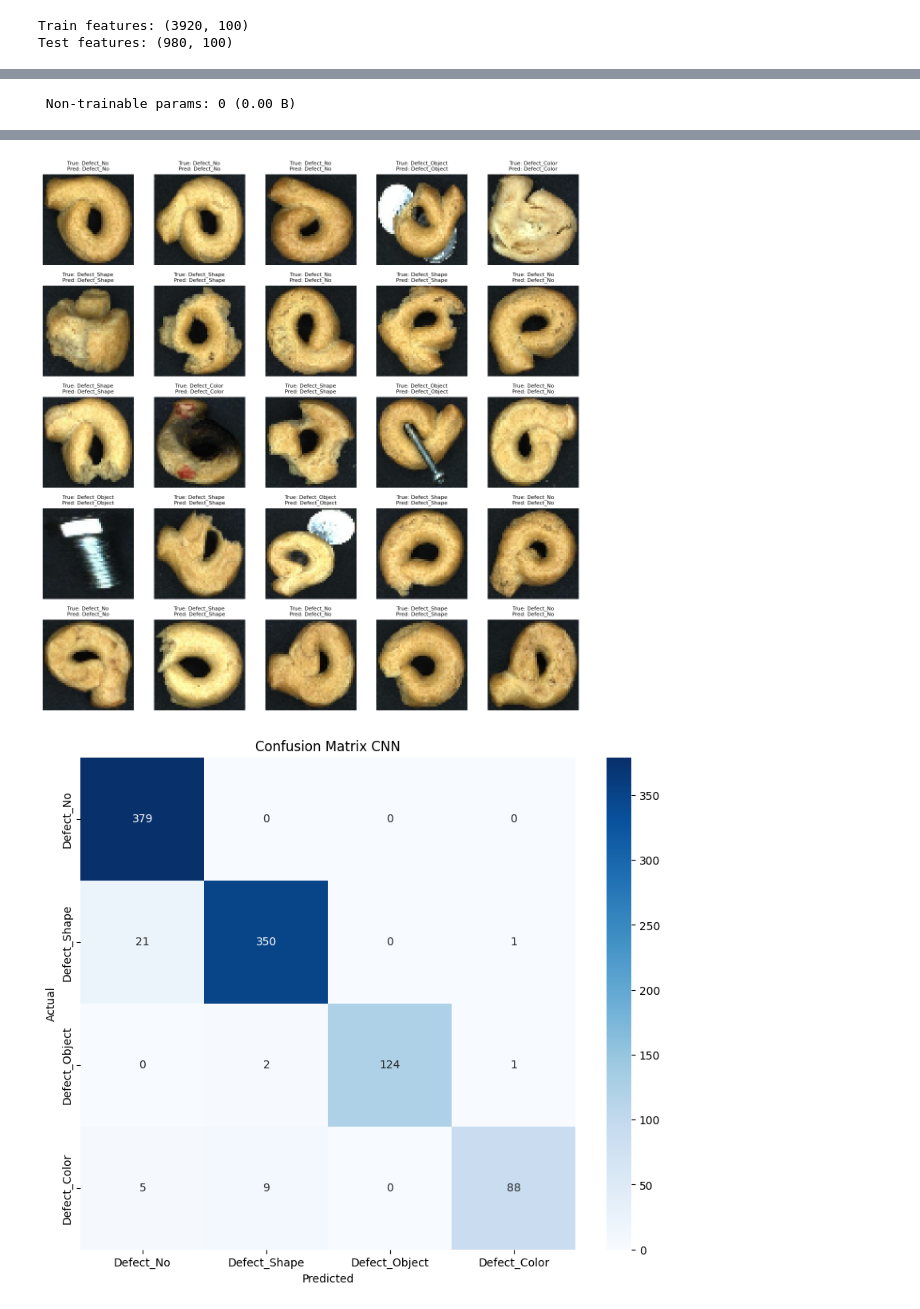
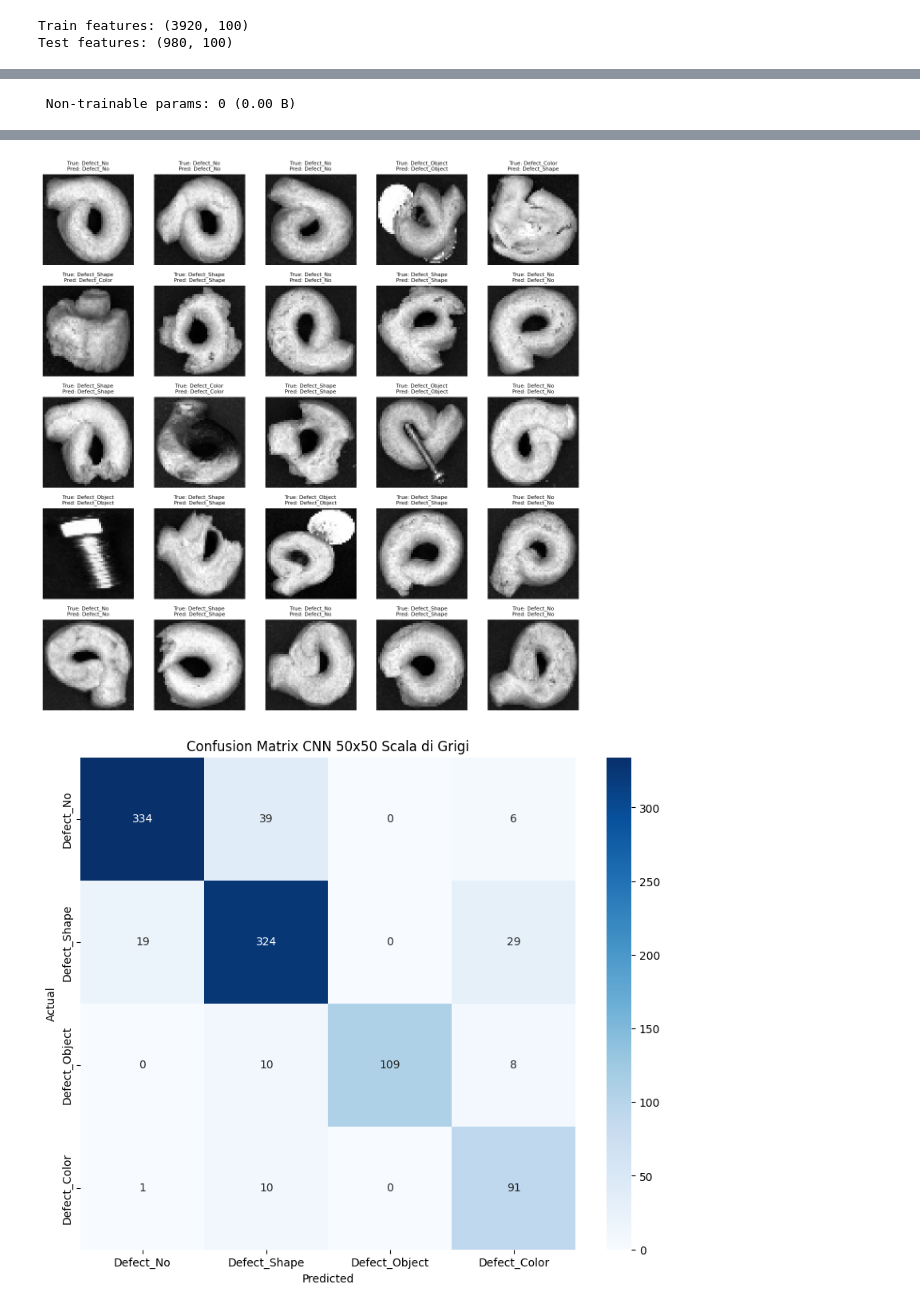
Before and after one commit to 302274-dev/taralli-defect-classification, a Jupyter notebook: 50x50_SCALA_DI_GRIGI.ipynb, the cells around one changed output, grey strips where cells are left out. Cells and saved outputs as stored; diff of their text form; code cells hidden in the pictures.

```diff
--- a/50x50_SCALA_DI_GRIGI.ipynb
+++ b/50x50_SCALA_DI_GRIGI.ipynb
@@ -57,14 +59,16 @@ Shape immagini: (4900, 256, 256, 3)
 Shape labels: (4900,)
 Classi: {1: 'Defect_Shape', 2: 'Defect_Object', 3: 'Defect_Color', 0: 'Defect_No'}
 # %%
-# ===============================================
-# === BLOCCO 3 - VISUALIZZAZIONE PRIME IMMAGINI ===
-# ===============================================
+# BLOCCO 3 - VISUALIZZAZIONE PRIME IMMAGINI
+# Abbiamo predisposto una verifica visiva del dataset: il blocco genera
+# una griglia con le prime 9 immagini e le relative etichette descrittive,
+# permettendo di confermare a colpo d'occhio la correttezza del caricamento
+# e della mappatura delle classi.
 
 plt.figure(figsize=(10,10))
 for i in range(9):
     plt.subplot(3,3,i+1)
-    plt.imshow(X[i])
+    plt.imshow(X[i], cmap='gray')
     plt.title(class_mapping[y[i]])
     plt.axis("off")
 plt.show()
@@ -213,13 +256,30 @@ Best params: {'ccp_alpha': 0.001, 'criterion': 'entropy', 'max_depth': 10}
 # %%
-# LogisticRegression
-param_grid = {"C":[0.1,1,10], "solver":["lbfgs"], "penalty":["l2"], "max_iter":[1000]}
+# BLOCCO 9 - GRID SEARCH + LOGISTIC REGRESSION
+# Abbiamo ottimizzato la Logistic Regression sui dati in scala di grigi:
+# il blocco cerca il miglior parametro di regolarizzazione (C) e valuta
+# il modello finale su accuratezza, precisione e richiamo.
+
+# Configurazione della griglia di ricerca per Logistic Regression
+param_grid = {
+    "C": [0.1, 1, 10],
+    "solver": ["lbfgs"],
+    "penalty": ["l2"],
+    "max_iter": [1000]
+}
+
 gs = GridSearchCV(LogisticRegression(random_state=42), param_grid, cv=5, scoring="accuracy", n_jobs=-1)
+
 t0 = time.time()
 gs.fit(X_train_feat, y_train)
 t1 = time.time()
+
+# Predizione sul test set con il miglior modello trovato
 y_pred = gs.best_estimator_.predict(X_test_feat)
+
+# Valutazione completa (Accuracy, Precision, Recall, F1-macro)
 evaluate_and_save("LogisticRegression", gs.best_estimator_, X_test_feat, y_test, y_pred, gs.best_params_, t1-t0)
 
+# Generazione della matrice di confusione
 plot_cm("LogisticRegression", y_test, y_pred, class_mapping)
 # %% [output]
 ===== LogisticRegression =====
@@ -263,9 +332,11 @@ LogisticRegression  0.655102  0.601661         0.623123      0.587191 {'C': 0.1,
 # %%
-# ===============================================
-# === BLOCCO 7 - CNN ===
-# ===============================================
+# BLOCCO 11 - CNN
+# Abbiamo configurato la CNN per il formato 50x50 in scala di grigi:
+# l'architettura è stata adattata per elaborare un singolo canale di input,
+# focalizzando l'attenzione della rete sulla struttura geometrica e sui
+# dettagli morfologici dei biscotti anziché sulle informazioni cromatiche.
 
-input_shape = (50,50,3)
+input_shape = (50,50,1)
 model = keras.Sequential([
     keras.layers.Input(shape=input_shape),
     keras.layers.Conv2D(64, (3,3), activation='relu'),
@@ -299,7 +370,7 @@ plt.figure(figsize=(12,12))
 for i in range(1,26):
     img = x_test[-i]
     plt.subplot(5,5,i)
-    plt.imshow(img)
+    plt.imshow(img, cmap='gray')
     plt.title(f"True: {class_mapping[y_test[-i]]}\nPred: {class_mapping[cpredictions[-i]]}", fontsize=8)
     plt.axis('off')
 plt.tight_layout()
@@ -312,6 +383,6 @@ plt.figure(figsize=(10,8))
 sns.heatmap(cm, annot=True, fmt='d', cmap='Blues', xticklabels=label_names, yticklabels=label_names)
 plt.xlabel('Predicted')
 plt.ylabel('Actual')
-plt.title('Confusion Matrix CNN')
+plt.title('Confusion Matrix CNN 50x50 Scala di Grigi')
 plt.show()
 # %% [output]
@@ -361,2 +432,2 @@ Epoch 20/20
-[figure, old version]
+[figure, new version]
-[figure, old version]
+[figure, new version]
```
Also changed, not shown: parts of 12 cells of this notebook, 3 other files.
